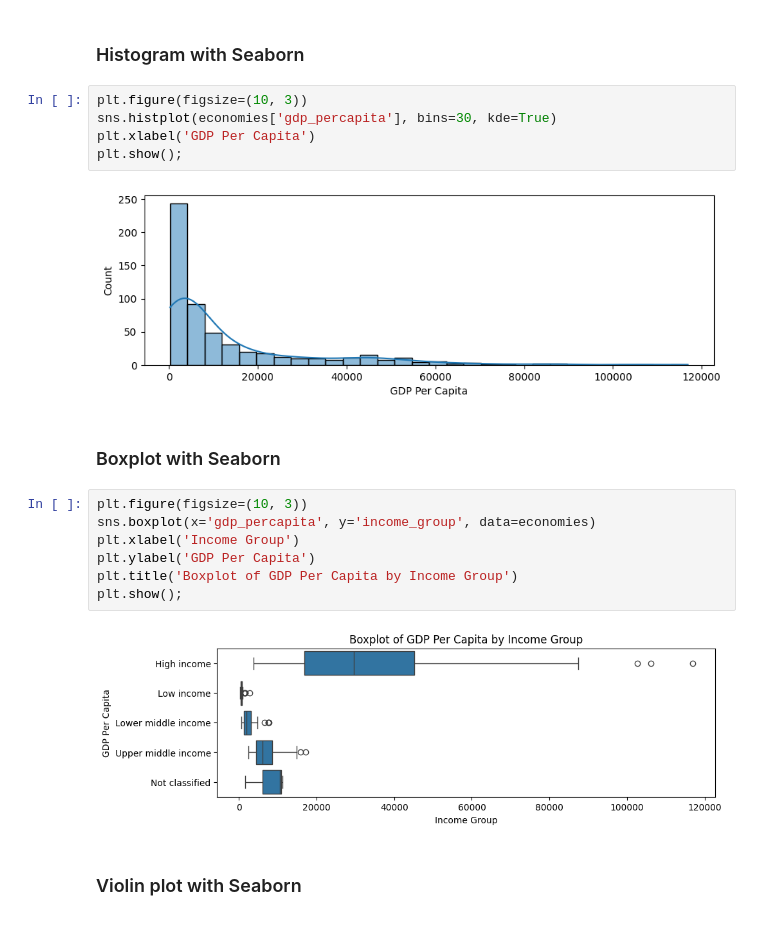
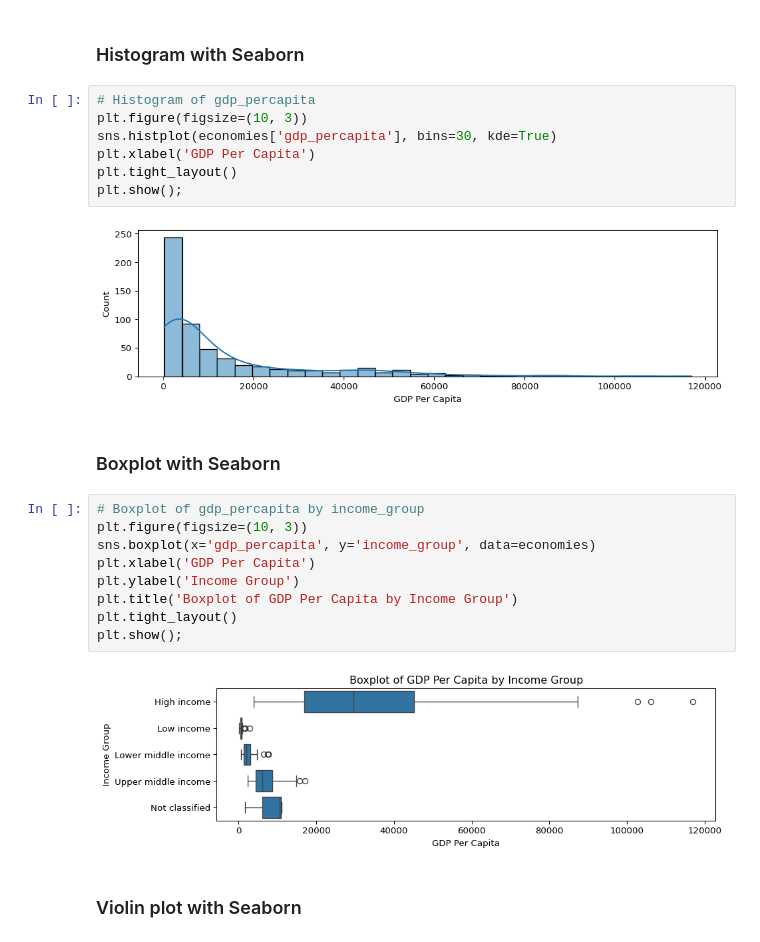
Before and after one commit to ismayc/oreilly-genai-powered-data-analysis-with-python, a Jupyter notebook: exercises_solutions.ipynb, the cells around one changed output. Cells and saved outputs as stored; diff of their text form.

```diff
--- a/exercises_solutions.ipynb
+++ b/exercises_solutions.ipynb
@@ -840,23 +679,27 @@ plt.show();
 # %% [markdown]
 ### Histogram with Seaborn
 # %%
+# Histogram of gdp_percapita
 plt.figure(figsize=(10, 3))
 sns.histplot(economies['gdp_percapita'], bins=30, kde=True)
 plt.xlabel('GDP Per Capita')
+plt.tight_layout()
 plt.show();
 # %% [output]
-[figure, old version]
+[figure, new version]
 # %% [markdown]
 ### Boxplot with Seaborn
 # %%
+# Boxplot of gdp_percapita by income_group
 plt.figure(figsize=(10, 3))
 sns.boxplot(x='gdp_percapita', y='income_group', data=economies)
-plt.xlabel('Income Group')
-plt.ylabel('GDP Per Capita')
+plt.xlabel('GDP Per Capita')
+plt.ylabel('Income Group')
 plt.title('Boxplot of GDP Per Capita by Income Group')
+plt.tight_layout()
 plt.show();
 # %% [output]
-[figure, old version]
+[figure, new version]
 # %% [markdown]
 ### Violin plot with Seaborn
 # %%
```
Also changed, not shown: parts of 71 cells of this notebook, 10 other files.
